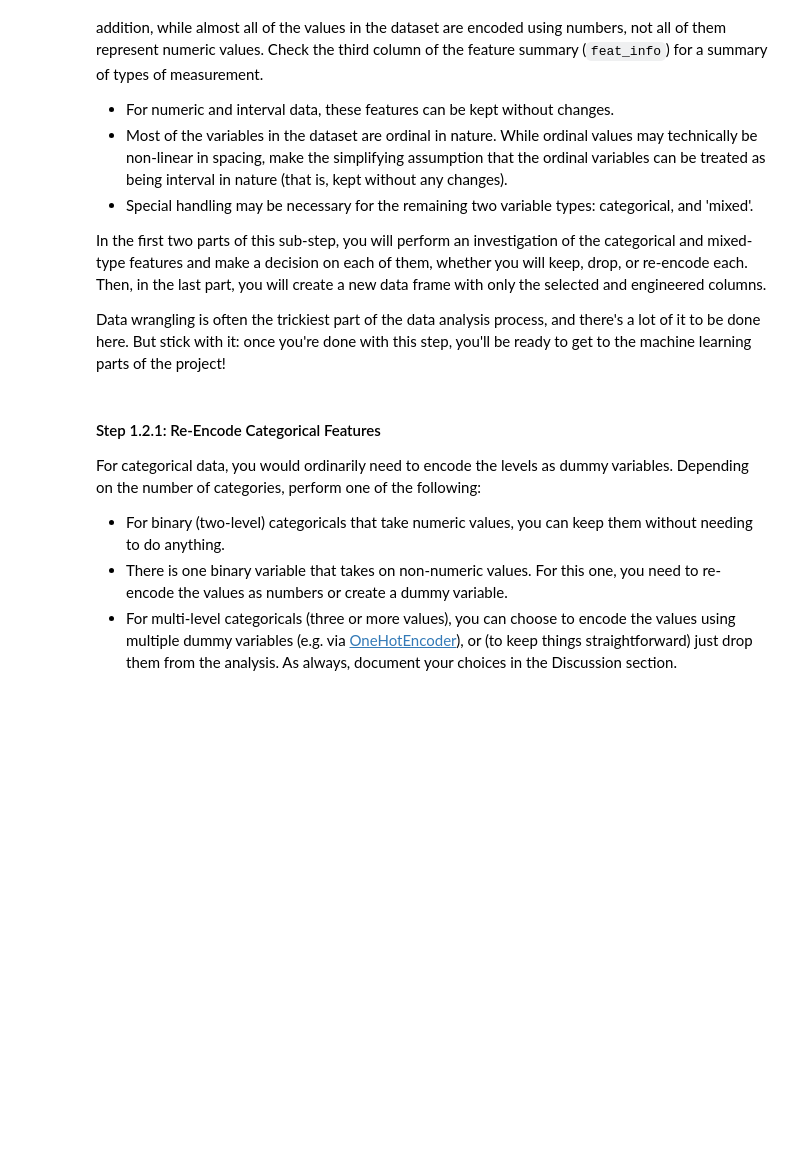
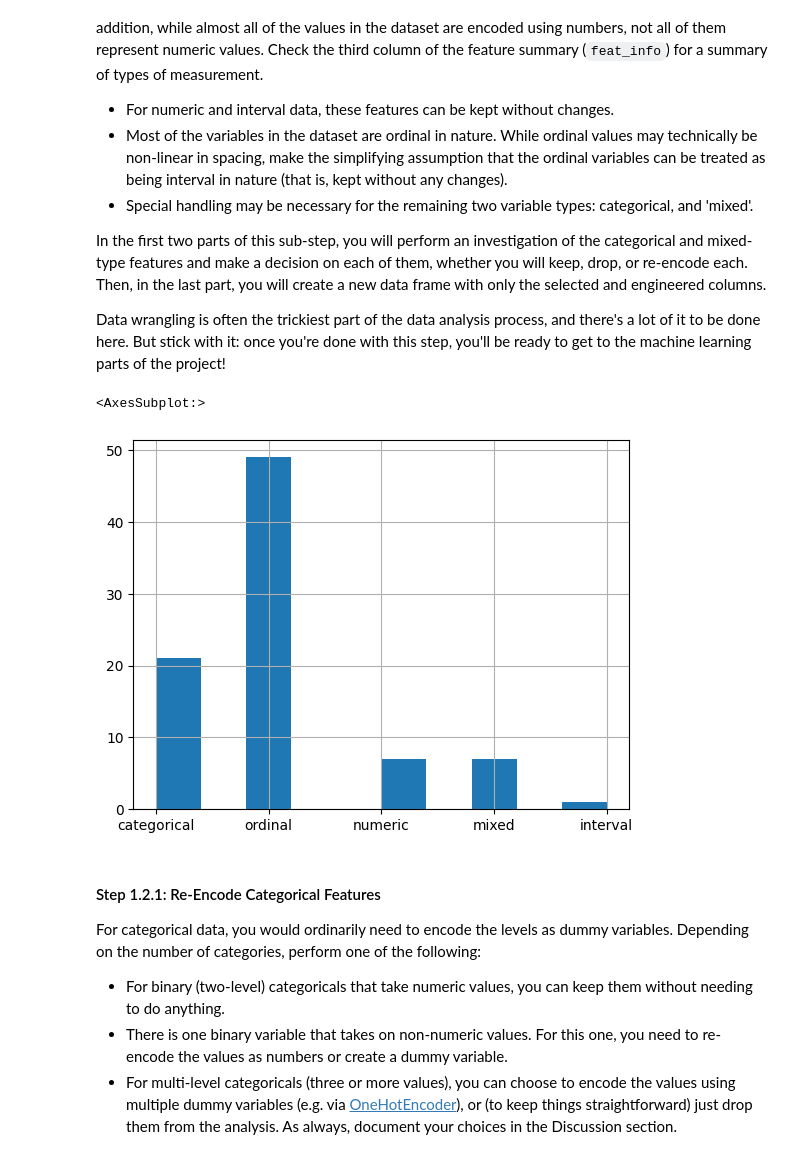
Before and after one commit to neverset123/Pytorch_ML_DL, a Jupyter notebook: Identify_customer_segments/Identify_Customer_Segments.ipynb, the cells around one changed output. Drawn from its saved outputs; the diff is of its cells as text; code cells hidden in the pictures; blank space fills up the shorter version.

```diff
--- a/Identify_customer_segments/Identify_Customer_Segments.ipynb
+++ b/Identify_customer_segments/Identify_Customer_Segments.ipynb
@@ -169,3 +146,0 @@ ValueError: invalid literal for int() with base 10: 'X'
-# %%
-df_feature_sum["missing_or_unknown"]=df_feature_sum["missing_or_unknown"].apply(lambda x: list(x))
-df_feature_sum
@@ -247,6 +247,10 @@ In the first two parts of this sub-step, you will perform an investigation of th
 Data wrangling is often the trickiest part of the data analysis process, and there's a lot of it to be done here. But stick with it: once you're done with this step, you'll be ready to get to the machine learning parts of the project!
 # %%
 # How many features are there of each data type?
+df_feature_sum["type"].hist()
+# %% [output]
+<AxesSubplot:>
+[figure, added]
 # %% [markdown]
 #### Step 1.2.1: Re-Encode Categorical Features
 
```
Also changed, not shown: parts of 78 cells of this notebook, 16 other files.
